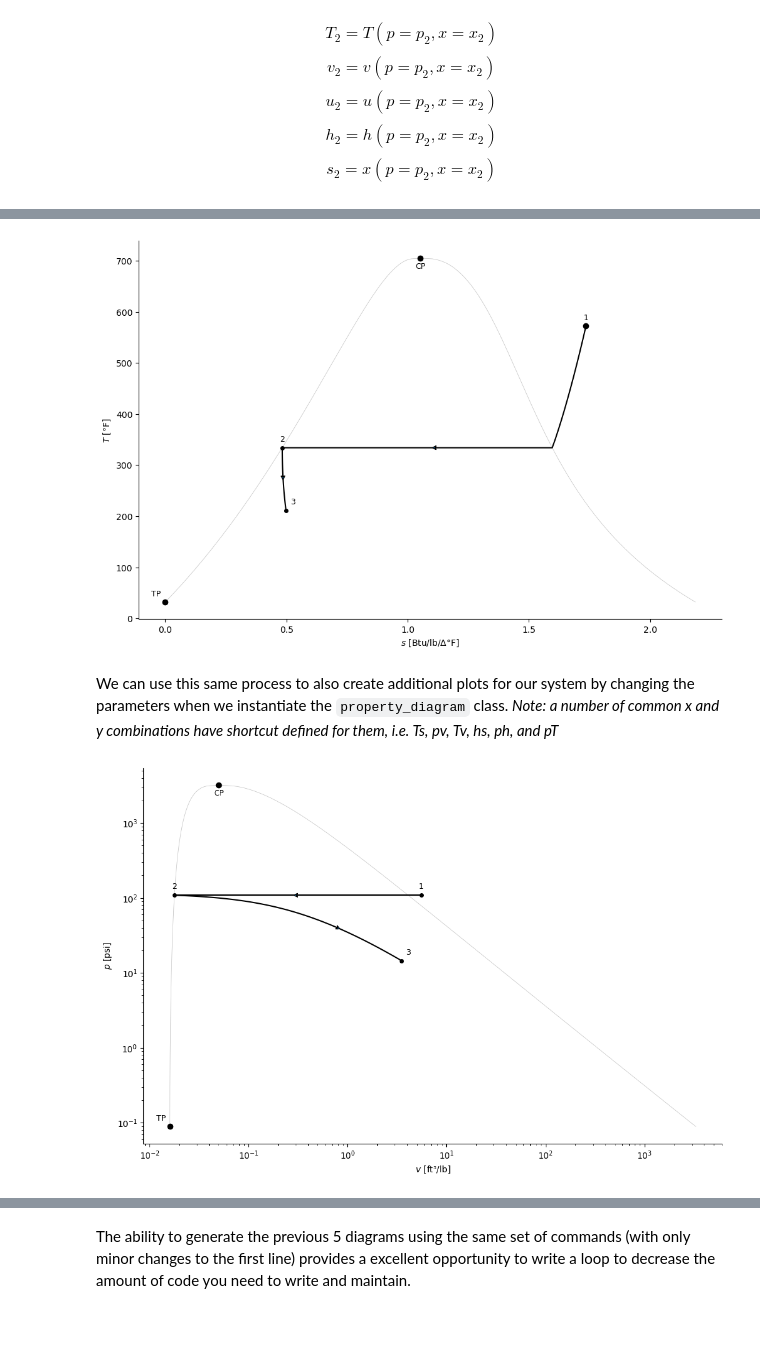
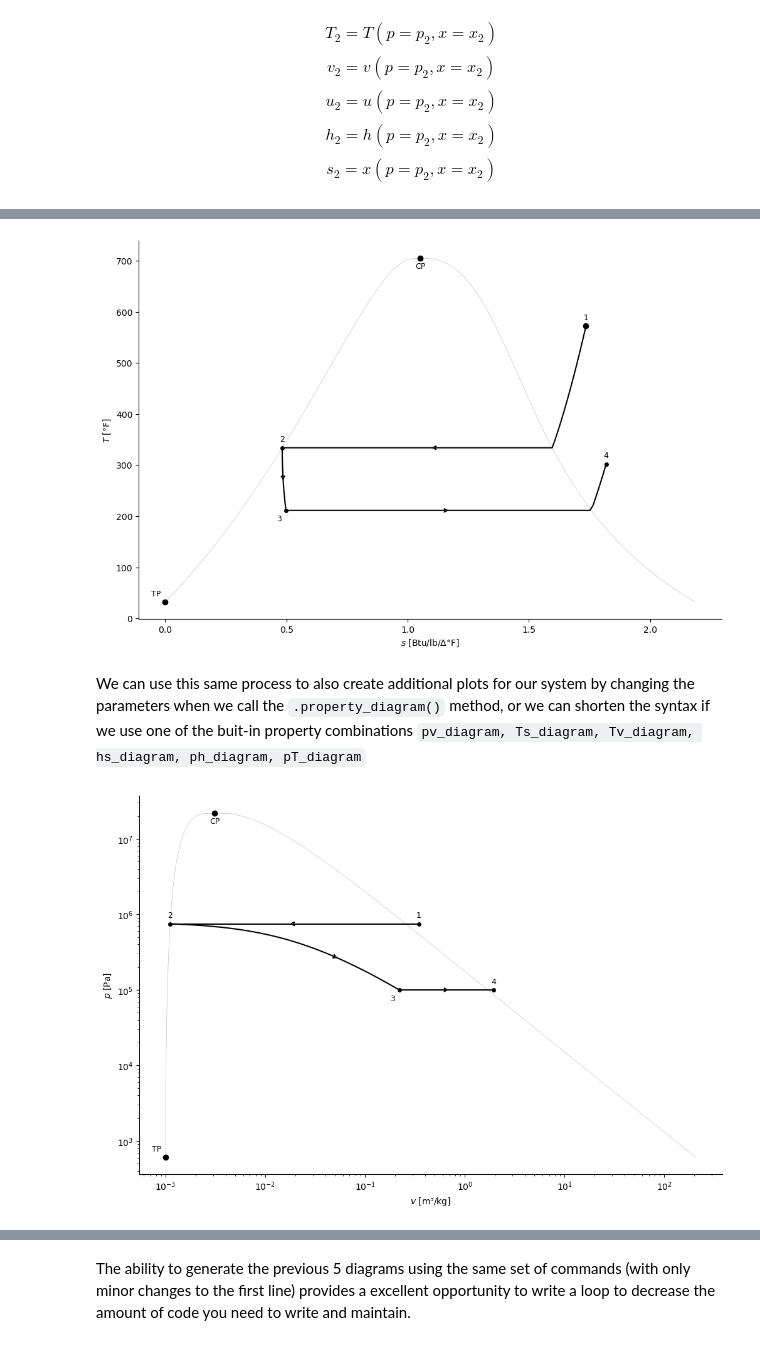
Before and after one commit to johnfmaddox/kilojoule, a Jupyter notebook: examples/kilojoule Intro.ipynb, the cells around one changed output, grey strips where cells are left out. Cells and saved outputs as stored; diff of their text form; code cells hidden in the pictures.

```diff
--- a/examples/kilojoule Intro.ipynb
+++ b/examples/kilojoule Intro.ipynb
@@ -171,17 +244,18 @@ $$h_1 = h(T=300^\circ\text{C}, p=750\,\text{kPa})$$
 $$s_1 = s(T=300^\circ\text{C}, p=750\,\text{kPa})$$
 In order to use the `kilojoule.realfluid.Properties` class, we first need to instantiate it (Python-speak for initialize the class and store in a variable).  The following code block will import the class (if needed), set the target fluid to be water, and set the default unit system to be metric with temperatures in $^\circ\text{C}$
 # %%
-from kilojoule.templates.default import *
+from kilojoule.templates.kSI_C import *
 from kilojoule import realfluid
 
-water = realfluid.Properties('Water', unit_system='SI_C') # the default unit_system is 'SI_C' other options are 'SI_K', 'English_F', and 'English_R'
+water = realfluid.Properties('Water', unit_system='kSI_C') # the default unit_system is 'kSI_C' other options are 'SI', 'SI_C', kSI', 'USCS_F', and 'USCS_R'
 # %% [markdown]
 The `water` object now has sub-functions (or methods) that can be used to evaluate (look up) dependent properties.
 # %%
 # Define known values (independent properties)
-T[1] = Quantity(300,'degC')
-p[1] = Quantity(750,'kPa')
+T[1] = Quantity(300.0,'degC')
+p[1] = Quantity(750.0,'kPa')
 
+# Look up dependent properties correspondign to $T_1$ and $p_1$
 # specific volume
 v[1] = water.v(T=T[1], p=p[1])
 
@@ -194,8 +268,12 @@ h[1] = water.h(T=T[1], p=p[1])
 # specific entropy
 s[1] = water.s(T=T[1], p=p[1])
 
+# quality
+x[1] = water.x(T=T[1], p=p[1])
+
 # phase
 phase[1] = water.phase(T=T[1], p=p[1])
 
+Calculations()
 states.display()
 # %% [output]
@@ -239,9 +398,11 @@ $$ u_3 = u(p=p_3, h=h_3) $$
 $$ x_3 = x(p=p_3, h=h_3) $$
 $$ s_3 = x(p=p_3, h=h_3) $$
 # %%
+# Independent properties that fix the state
 h[3] = h[2]
-p[3] = Quantity(100,'kPa')
+p[3] = Quantity(100.0,'kPa')
 
+# Dependent properties corresponding to $p_3$ and $h_3$
 T[3] = water.T(p=p[3], h=h[3])
 v[3] = water.v(p=p[3], h=h[3])
 u[3] = water.u(p=p[3], h=h[3])
@@ -249,5 +410,6 @@ x[3] = water.x(p=p[3], h=h[3])
 s[3] = water.s(p=p[3], h=h[3])
 phase[3] = water.phase(p=p[3], h=h[3])
 
+Calculations()
 states.display()
 # %% [output]
@@ -278,37 +533,42 @@ We would like to draw lines connecting the states to illustrate the process.  Ho
 # %%
 # Create Ts_diagram instance
-Ts_diagram = water.property_diagram(x='s', y='T', unit_system='English_F', saturation=True)
+Ts = water.property_diagram(x='s', y='T', unit_system='English_F', saturation=True)
 
 # Plot Critial and Triple Points
-Ts_diagram.plot_triple_point(label='TP',label_loc='northwest')
-Ts_diagram.plot_critical_point(label_loc='south')
+Ts.plot_triple_point(label='TP',label_loc='northwest')
+Ts.plot_critical_point(label_loc='south')
 
 # Plot State 1 using the .plot_point() method
-Ts_diagram.plot_point(x=s[1], y=T[1], label='1', label_loc='north')
+Ts.plot_point(x=s[1], y=T[1], label='1', label_loc='north')
 
 # Plot States 2 and 3 using the .plot_state() method
-Ts_diagram.plot_state(states[2])
-Ts_diagram.plot_state(states[3], label_loc='north east')
+Ts.plot_state(states[2])
+Ts.plot_state(states[3], label_loc='south west')
+Ts.plot_state(states[4])
 
 # Connect the states with lines that illustrate the process paths
-Ts_diagram.plot_process(states[1], states[2], path='isobaric')
-Ts_diagram.plot_process(states[2], states[3], path='isenthalpic');
+Ts.plot_process(states[1], states[2], path='isobaric')
+Ts.plot_process(states[2], states[3], path='isenthalpic')
+Ts.plot_process(states[3], states[4], path='isobaric');
 # %% [output]
-[figure, old version]
+[figure, new version]
 # %% [markdown]
-We can use this same process to also create additional plots for our system by changing the parameters when we instantiate the `property_diagram` class.  *Note: a number of common x and y combinations have shortcut defined for them, i.e. Ts, pv, Tv, hs, ph, and pT*
+We can use this same process to also create additional plots for our system by changing the parameters when we call the `.property_diagram()` method, or we can shorten the syntax if we use one of the buit-in property combinations `pv_diagram, Ts_diagram, Tv_diagram, hs_diagram, ph_diagram, pT_diagram`
 # %%
 # Create pv_diagram instance
-pv_diagram = water.pv_diagram(saturation=True) # Note: this is the only line that will be changed for the next few examples
+diag = water.pv_diagram(unit_system='SI_K') # Note: this is the only line that will be changed for the next few examples
+
 # Plot Critial and Triple Points
-pv_diagram.plot_triple_point(label='TP',label_loc='northwest')
-pv_diagram.plot_critical_point(label_loc='south')
+diag.plot_triple_point(label_loc='northwest')
+diag.plot_critical_point(label_loc='south')
 # Plot States 1-3 using the .plot_state() method
-pv_diagram.plot_state(states[1])
-pv_diagram.plot_state(states[2])
-pv_diagram.plot_state(states[3], label_loc='north east')
+diag.plot_state(states[1])
+diag.plot_state(states[2])
+diag.plot_state(states[3], label_loc='south west')
+diag.plot_state(states[4])
 # Connect the states with lines that illustrate the process paths
-pv_diagram.plot_process(states[1], states[2], path='isobaric')
-pv_diagram.plot_process(states[2], states[3], path='isenthalpic');
+diag.plot_process(states[1], states[2], path='isobaric')
+diag.plot_process(states[2], states[3], path='isenthalpic')
+diag.plot_process(states[3], states[4], path='isobaric');
 # %% [output]
-[figure, old version]
+[figure, new version]
```
Also changed, not shown: parts of 62 cells of this notebook, 4 other files.
